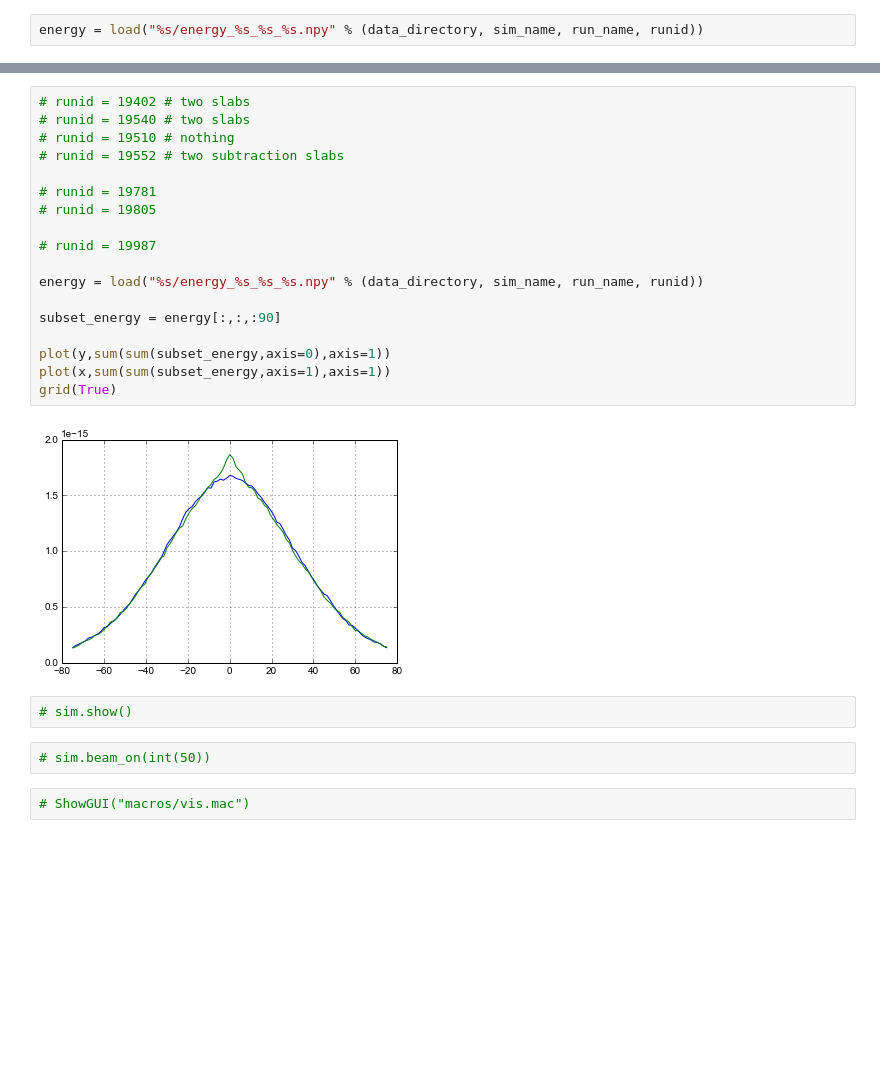
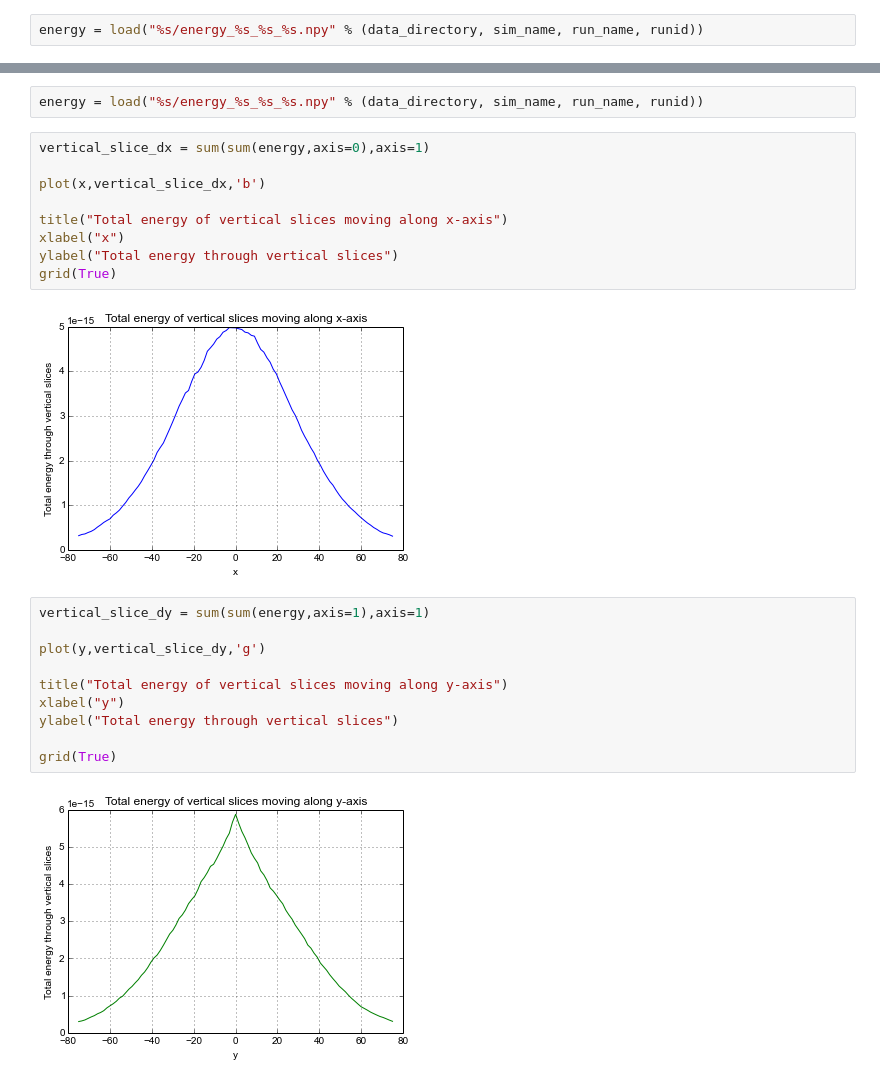
Before and after one commit to christopherpoole/linac, a Jupyter notebook: figures.ipynb, the cells around one changed output, grey strips where cells are left out. Cells and saved outputs as stored; diff of their text form; blank space fills up the shorter version.

```diff
--- a/figures.ipynb
+++ b/figures.ipynb
@@ -94,26 +95,25 @@ grid(True)
-# %%
-# runid = 19402 # two slabs
-# runid = 19540 # two slabs
-# runid = 19510 # nothing
-# runid = 19552 # two subtraction slabs
-
-# runid = 19781
-# runid = 19805
-
-# runid = 19987
-
-energy = load("%s/energy_%s_%s_%s.npy" % (data_directory, sim_name, run_name, runid))
-
-subset_energy = energy[:,:,:90]
-
-plot(y,sum(sum(subset_energy,axis=0),axis=1))
-plot(x,sum(sum(subset_energy,axis=1),axis=1))
-grid(True)
-# %% [output]
-[figure, removed]
-# %%
-# sim.show()
-# %%
-# sim.beam_on(int(50))
-# %%
-# ShowGUI("macros/vis.mac")
+# %%
+energy = load("%s/energy_%s_%s_%s.npy" % (data_directory, sim_name, run_name, runid))
+# %%
+vertical_slice_dx = sum(sum(energy,axis=0),axis=1)
+
+plot(x,vertical_slice_dx,'b')
+
+title("Total energy of vertical slices moving along x-axis")
+xlabel("x")
+ylabel("Total energy through vertical slices")
+grid(True)
+# %% [output]
+[figure, added]
+# %%
+vertical_slice_dy = sum(sum(energy,axis=1),axis=1)
+
+plot(y,vertical_slice_dy,'g')
+
+title("Total energy of vertical slices moving along y-axis")
+xlabel("y")
+ylabel("Total energy through vertical slices")
+
+grid(True)
+# %% [output]
+[figure, added]
```
Also changed, not shown: parts of 11 cells of this notebook, 10 other files.
